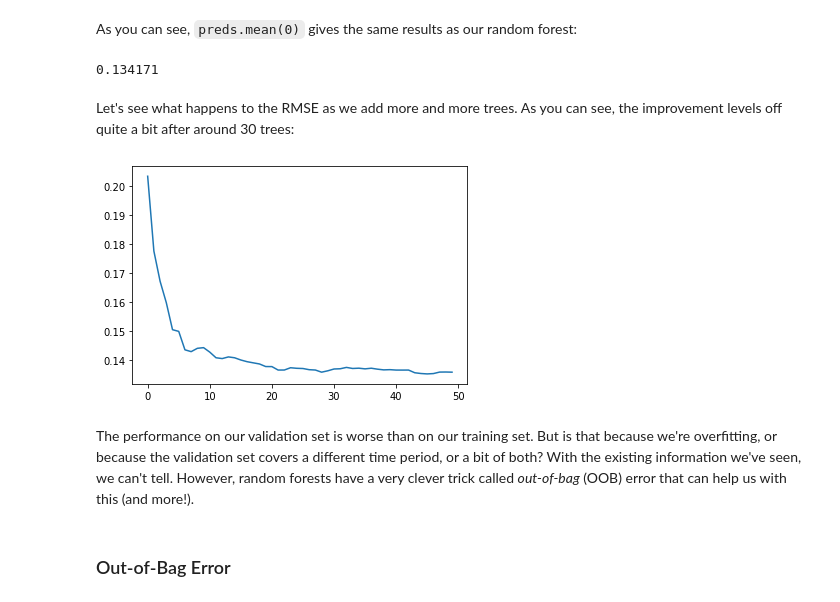
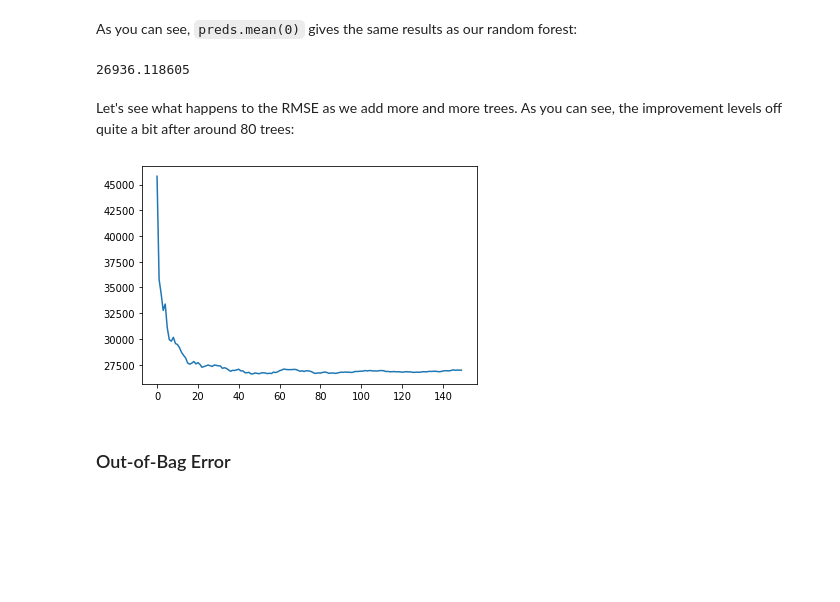
Before and after one commit to afortuny/DeepLearningFastAI, a Jupyter notebook: 10_tabular.ipynb, the cells around one changed output. Drawn from its saved outputs; the diff is of its cells as text; code cells hidden in the pictures; blank space fills up the shorter version.

```diff
--- a/10_tabular.ipynb
+++ b/10_tabular.ipynb
@@ -378,7 +428,7 @@ We can create a random forest just like we created a decision tree, except now,
 
 In the following function definition `n_estimators` defines the number of trees we want, `max_samples` defines how many rows to sample for training each tree, and `max_features` defines how many columns to sample at each split point (where `0.5` means "take half the total number of columns"). We can also specify when to stop splitting the tree nodes, effectively limiting the depth of the tree, by including the same `min_samples_leaf` parameter we used in the last section. Finally, we pass `n_jobs=-1` to tell sklearn to use all our CPUs to build the trees in parallel. By creating a little function for this, we can more quickly try different variations in the rest of this chapter:
 # %%
-def rf(xs, y, n_estimators=150, max_samples=550,
+def rf(xs, y, n_estimators=200, max_samples=500,
        max_features=0.5, min_samples_leaf=5, **kwargs):
     return RandomForestRegressor(n_jobs=-1, n_estimators=n_estimators,
         max_samples=max_samples, max_features=max_features,
@@ -406,15 +456,13 @@ As you can see, `preds.mean(0)` gives the same results as our random forest:
 # %%
 r_mse(preds.mean(0), valid_y)
 # %% [output]
-0.134171
+26936.118605
 # %% [markdown]
-Let's see what happens to the RMSE as we add more and more trees. As you can see, the improvement levels off quite a bit after around 30 trees:
+Let's see what happens to the RMSE as we add more and more trees. As you can see, the improvement levels off quite a bit after around 80 trees:
 # %%
-plt.plot([r_mse(preds[:i+1].mean(0), valid_y) for i in range(50)]);
+plt.plot([r_mse(preds[:i+1].mean(0), valid_y) for i in range(150)]);
 # %% [output]
-[figure, old version]
+[figure, new version]
-# %% [markdown]
-The performance on our validation set is worse than on our training set. But is that because we're overfitting, or because the validation set covers a different time period, or a bit of both? With the existing information we've seen, we can't tell. However, random forests have a very clever trick called *out-of-bag* (OOB) error that can help us with this (and more!).
 # %% [markdown]
 ### Out-of-Bag Error
 # %% [markdown]
```
Also changed, not shown: parts of 71 cells of this notebook.
